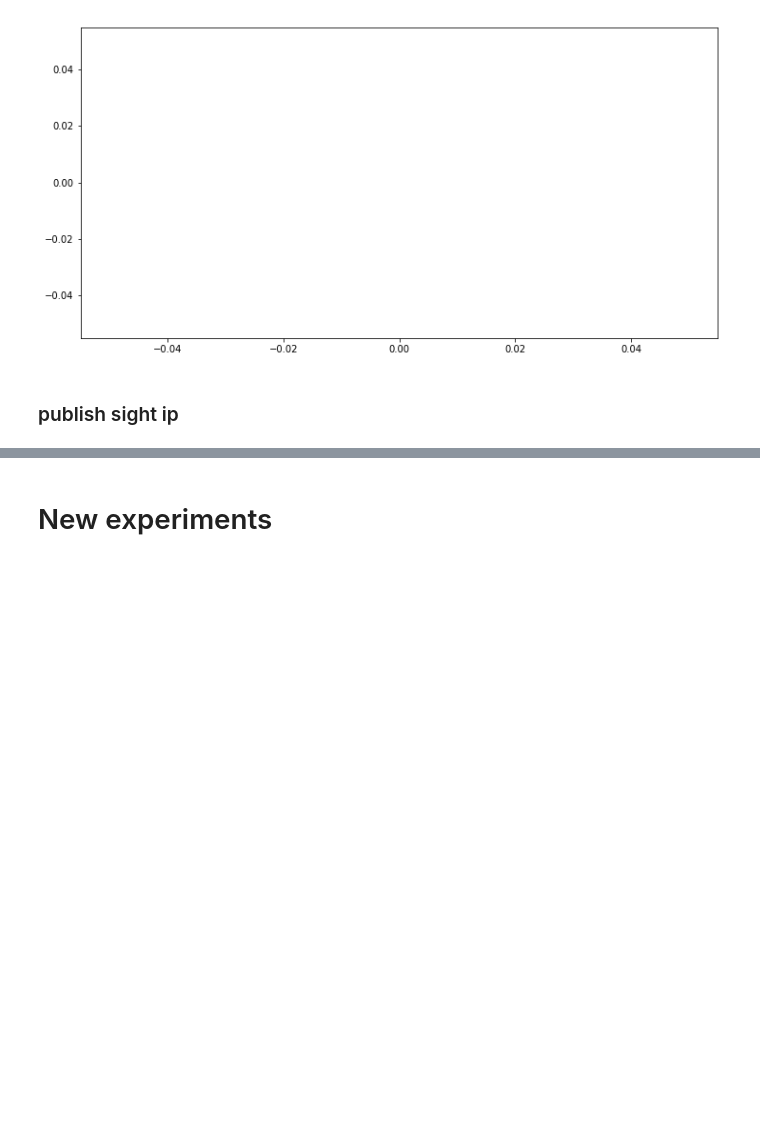
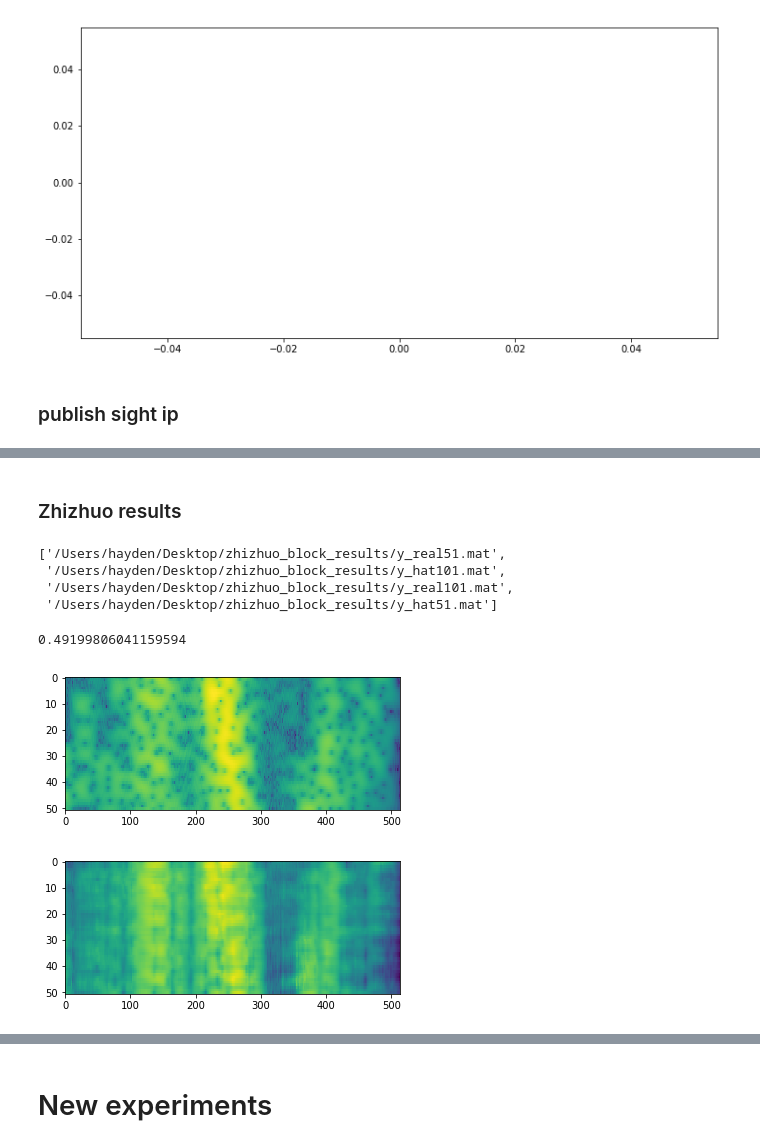
Before and after one commit to blindedjoy/Reservoir, a Jupyter notebook: MARIOS/Analysis.ipynb, the cells around one changed output, grey strips where cells are left out. Cells and saved outputs as stored; diff of their text form; code cells hidden in the pictures; blank space fills up the shorter version.

```diff
--- a/MARIOS/Analysis.ipynb
+++ b/MARIOS/Analysis.ipynb
@@ -169,0 +266,31 @@ publish_sightIp.loss_plot(rolling = 7, split = 0.9, loss = "R")
+# %% [markdown]
+### Zhizhuo results
+# %%
+%run -i 'PyFiles/imports.py'
+%run -i 'PyFiles/helpers.py'
+%run -i "PyFiles/experiment.py"
+%run -i "PyFiles/analysis.py"
+files2import = glob.glob('/Users/hayden/Desktop/zhizhuo_block_results/*.mat')
+files2import
+# %% [output]
+['/Users/hayden/Desktop/zhizhuo_block_results/y_real51.mat',
+ '/Users/hayden/Desktop/zhizhuo_block_results/y_hat101.mat',
+ '/Users/hayden/Desktop/zhizhuo_block_results/y_real101.mat',
+ '/Users/hayden/Desktop/zhizhuo_block_results/y_hat51.mat']
+# %%
+data_lst = []
+for i in files2import:
+    data_lst.append(loadmat(i))
+# %%
+y_real51, y_hat101, y_real101, y_hat51 = data_lst
+truth_51 = y_real51[list(y_real51.keys())[3]]
+pred_51  = y_hat51[list(y_hat51.keys())[3]]
+print(nrmse(pred_51, truth_51))
+plt.imshow(truth_51, aspect = 4)
+plt.show()
+plt.imshow(pred_51, aspect = 4)
+plt.show()
+# %% [output]
+0.49199806041159594
+[figure, added]
+[figure, added]
```
Also changed, not shown: parts of 26 cells of this notebook, 22 other files.
